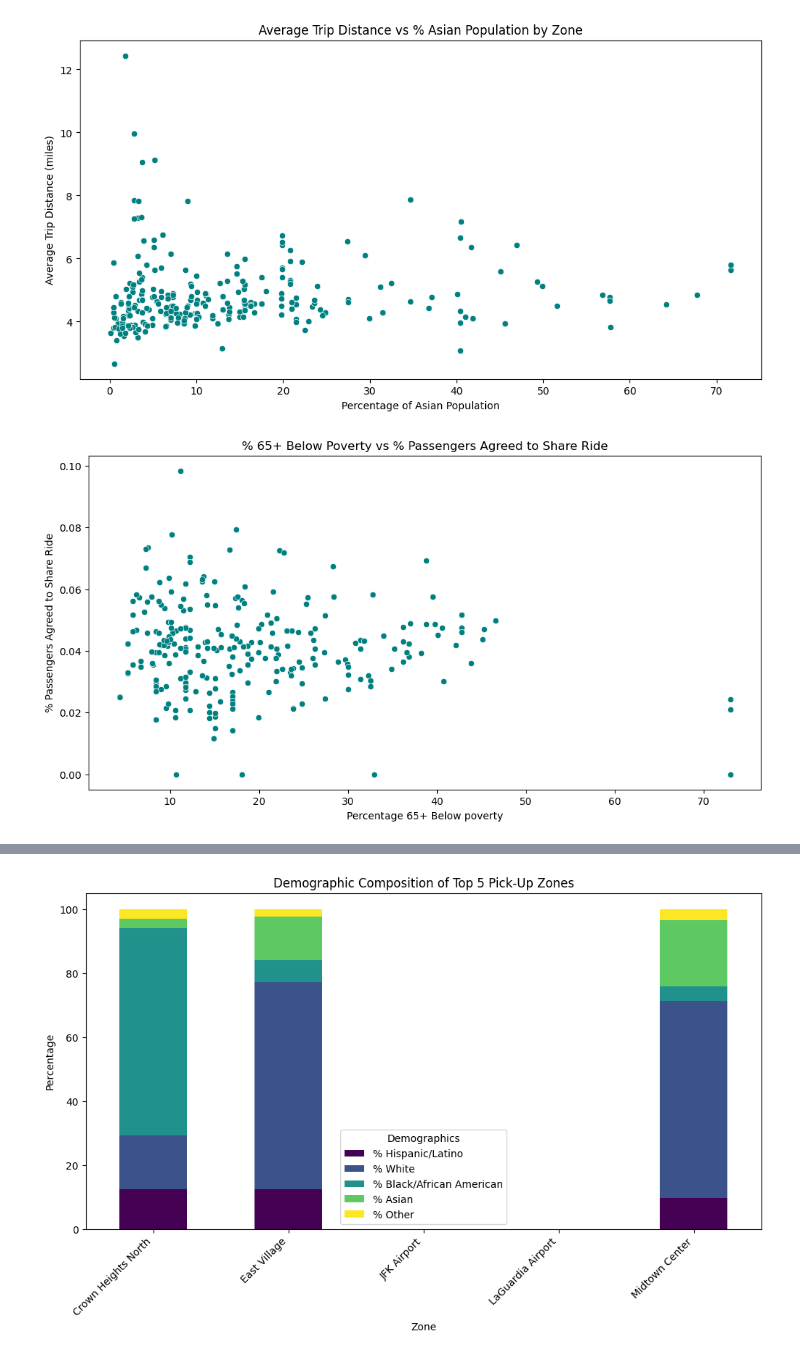
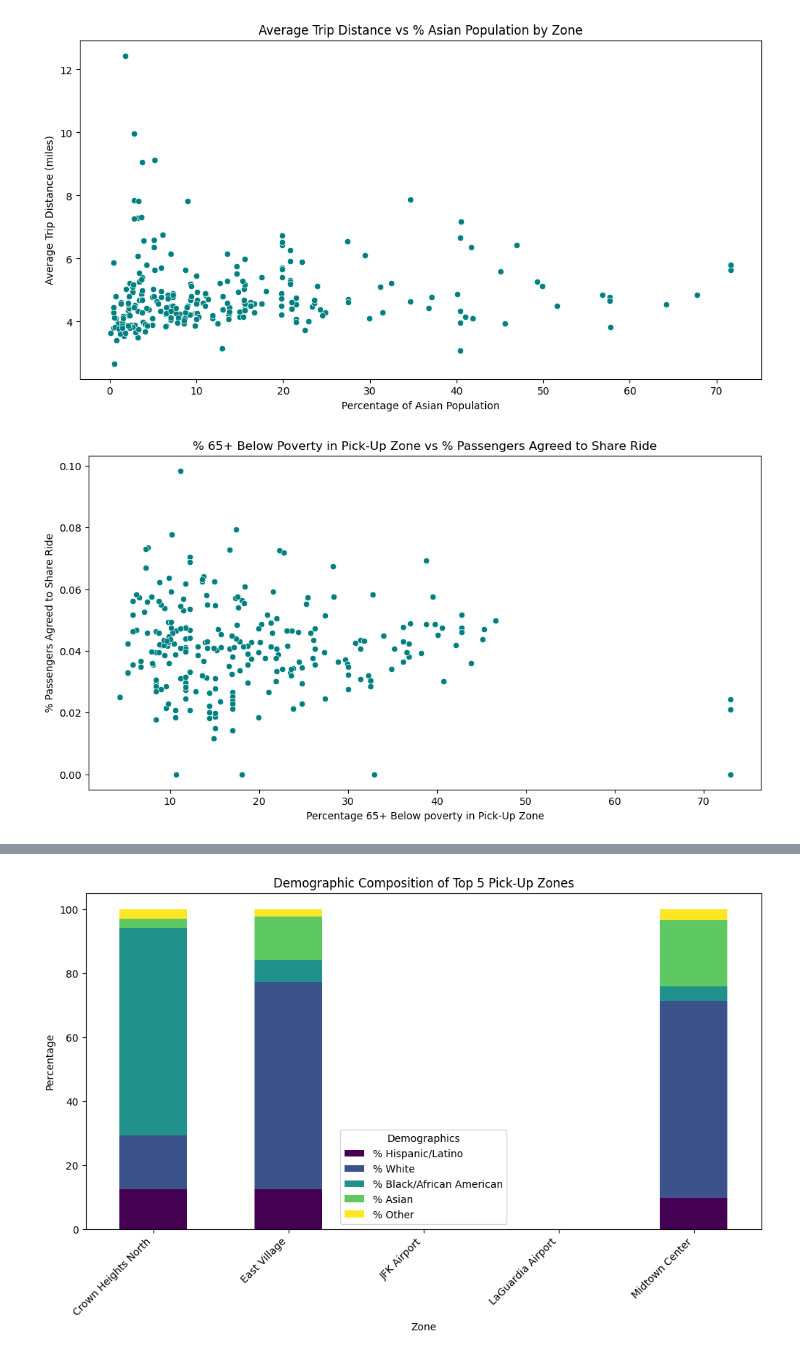
Before and after one commit to gracejiang0929/Bias-Detection-and-Mitigation-in-Ride-Hailing, a Jupyter notebook: tlc_tester.ipynb, the cells around one changed output, grey strips where cells are left out. Drawn from its saved outputs; the diff is of its cells as text; code cells hidden in the pictures.

```diff
--- a/tlc_tester.ipynb
+++ b/tlc_tester.ipynb
@@ -479,18 +485,20 @@ plt.show()
 # %% [output]
 [figure]
 # %%
+# Plotting the average percentage of passengers who agreed to share rides from
+# zones against their percentage of 65+ residents below poverty
 rideshare_vs_poverty = mrgd.groupby('zone').agg({
     '%65+ Below poverty': 'mean',
     'Passenger Agreed to Share Ride': 'mean'
 }).dropna()
 
 plt.figure(figsize=(12, 6))
 sns.scatterplot(y=rideshare_vs_poverty['Passenger Agreed to Share Ride'],
                 x=rideshare_vs_poverty['%65+ Below poverty'], \
                 color='teal')
-plt.title('% 65+ Below Poverty vs % Passengers Agreed to Share Ride')
-plt.xlabel('Percentage 65+ Below poverty')
+plt.title('% 65+ Below Poverty in Pick-Up Zone vs % Passengers Agreed to Share Ride')
+plt.xlabel('Percentage 65+ Below poverty in Pick-Up Zone')
 plt.ylabel('% Passengers Agreed to Share Ride')
 plt.show()
 # %% [output]
-[figure, old version]
+[figure, new version]
```
Also changed, not shown: parts of 6 cells of this notebook.
